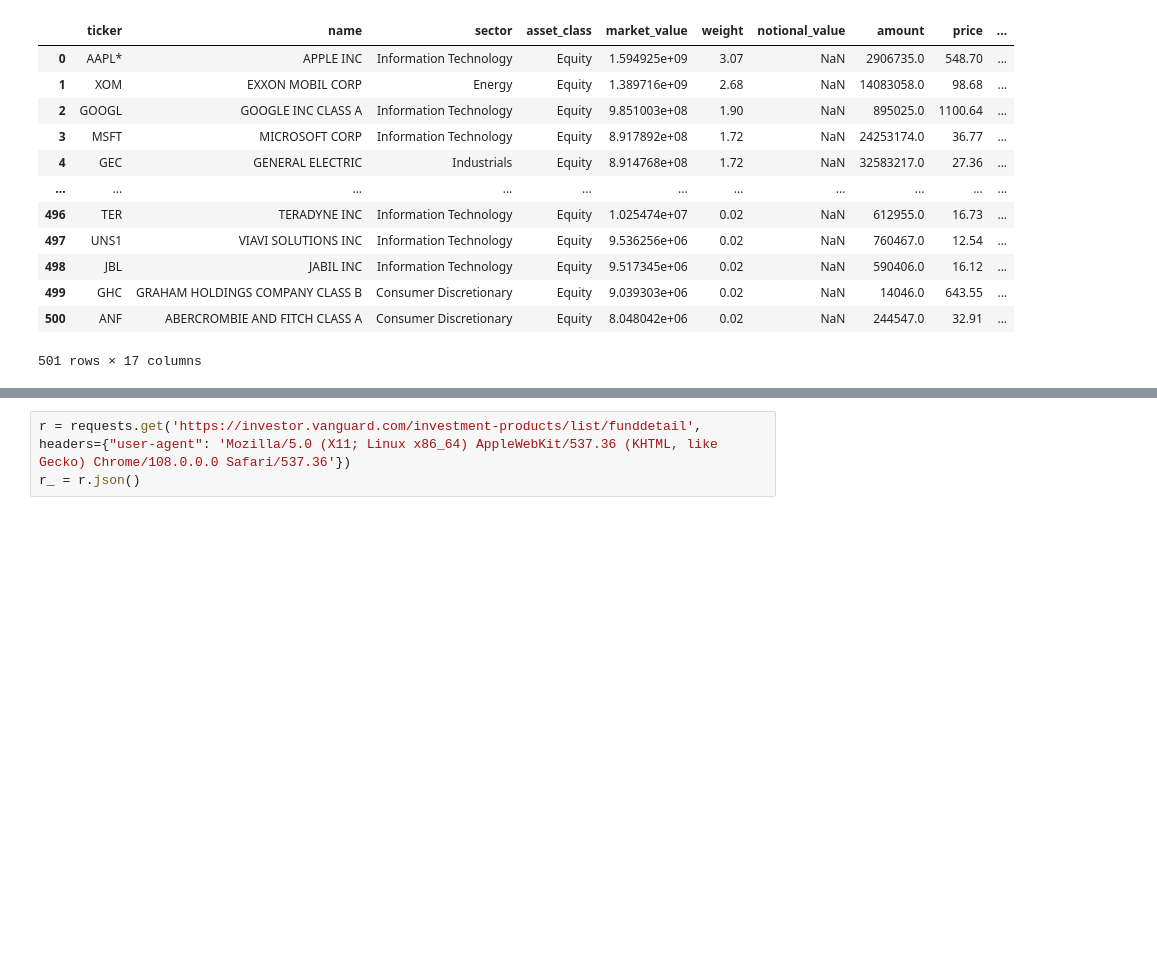
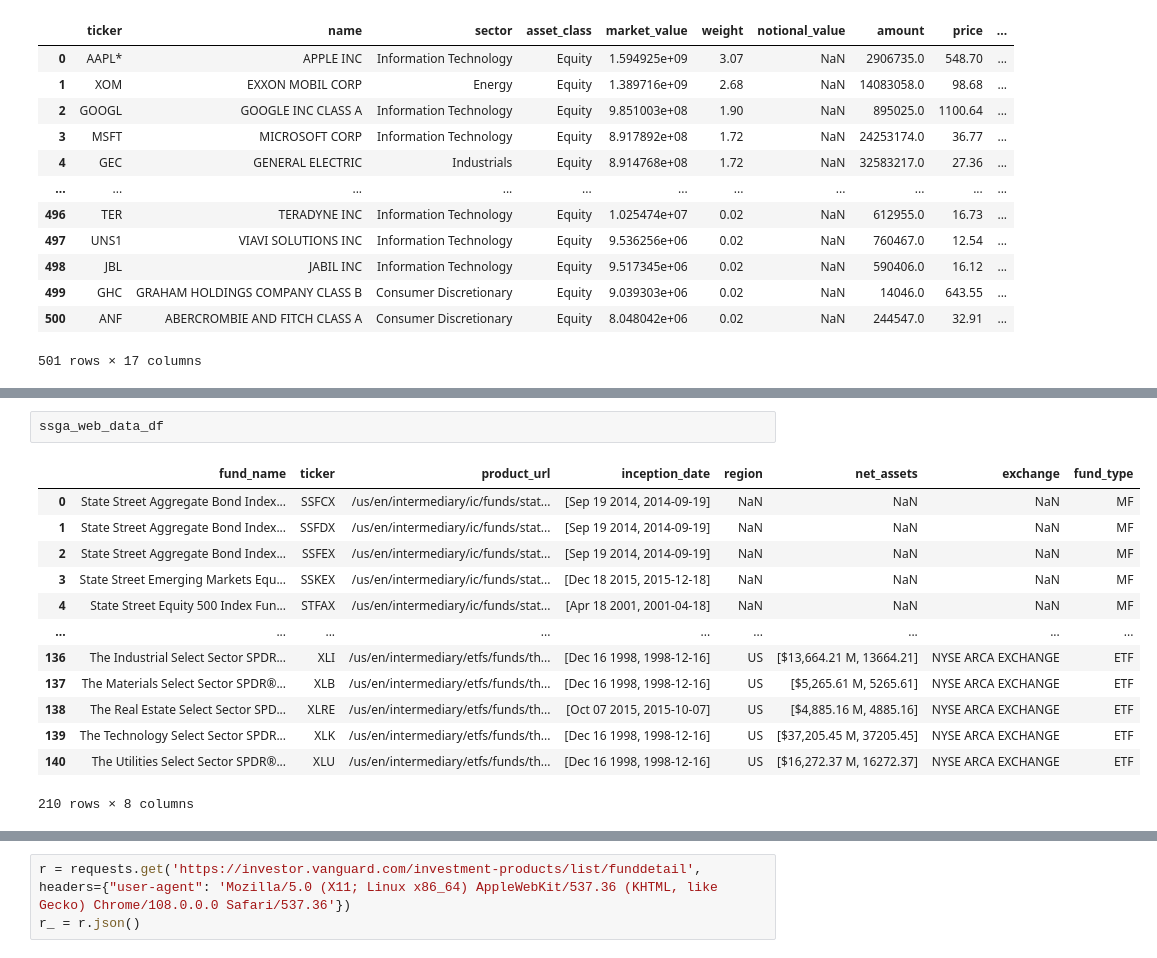
Before and after one commit to nikulpatel3141/ETF-Scraper, a Jupyter notebook: Notebooks/scripting.ipynb, the cells around one changed output, grey strips where cells are left out. Saved outputs shown, nothing was run; the diff lists cells and outputs as text; blank space fills up the shorter version.

```diff
--- a/Notebooks/scripting.ipynb
+++ b/Notebooks/scripting.ipynb
@@ -377,0 +195,16 @@ pd.concat([pd.DataFrame(r_['data']['funds'][i]['datas']) for i in l])
+# %%
+ssga_web_data_df
+# %% [output]
+|  | fund_name | ticker | product_url | inception_date | region | net_assets | exchange | fund_type |
+| 0 | State Street Aggregate Bond Index... | SSFCX | /us/en/intermediary/ic/funds/stat... | [Sep 19 2014, 2014-09-19] | NaN | NaN | NaN | MF |
+| 1 | State Street Aggregate Bond Index... | SSFDX | /us/en/intermediary/ic/funds/stat... | [Sep 19 2014, 2014-09-19] | NaN | NaN | NaN | MF |
+| 2 | State Street Aggregate Bond Index... | SSFEX | /us/en/intermediary/ic/funds/stat... | [Sep 19 2014, 2014-09-19] | NaN | NaN | NaN | MF |
+| 3 | State Street Emerging Markets Equ... | SSKEX | /us/en/intermediary/ic/funds/stat... | [Dec 18 2015, 2015-12-18] | NaN | NaN | NaN | MF |
+| 4 | State Street Equity 500 Index Fun... | STFAX | /us/en/intermediary/ic/funds/stat... | [Apr 18 2001, 2001-04-18] | NaN | NaN | NaN | MF |
+| ... | ... | ... | ... | ... | ... | ... | ... | ... |
+| 136 | The Industrial Select Sector SPDR... | XLI | /us/en/intermediary/etfs/funds/th... | [Dec 16 1998, 1998-12-16] | US | [$13,664.21 M, 13664.21] | NYSE ARCA EXCHANGE | ETF |
+| 137 | The Materials Select Sector SPDR®... | XLB | /us/en/intermediary/etfs/funds/th... | [Dec 16 1998, 1998-12-16] | US | [$5,265.61 M, 5265.61] | NYSE ARCA EXCHANGE | ETF |
+| 138 | The Real Estate Select Sector SPD... | XLRE | /us/en/intermediary/etfs/funds/th... | [Oct 07 2015, 2015-10-07] | US | [$4,885.16 M, 4885.16] | NYSE ARCA EXCHANGE | ETF |
+| 139 | The Technology Select Sector SPDR... | XLK | /us/en/intermediary/etfs/funds/th... | [Dec 16 1998, 1998-12-16] | US | [$37,205.45 M, 37205.45] | NYSE ARCA EXCHANGE | ETF |
+| 140 | The Utilities Select Sector SPDR®... | XLU | /us/en/intermediary/etfs/funds/th... | [Dec 16 1998, 1998-12-16] | US | [$16,272.37 M, 16272.37] | NYSE ARCA EXCHANGE | ETF |
+210 rows × 8 columns
```
Also changed, not shown: parts of 24 cells of this notebook, 5 other files.
